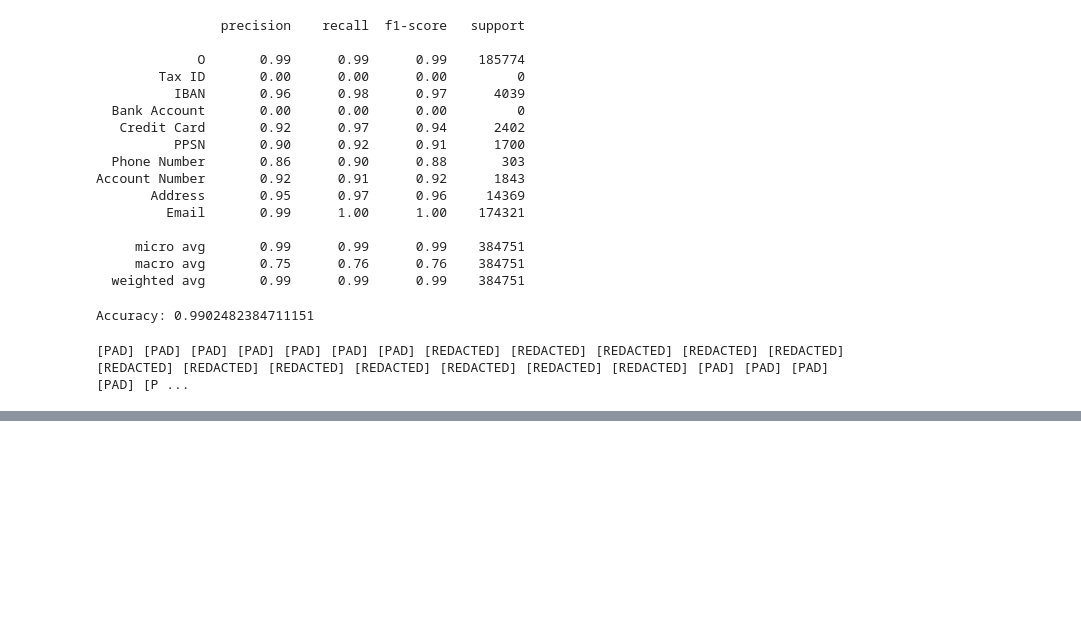
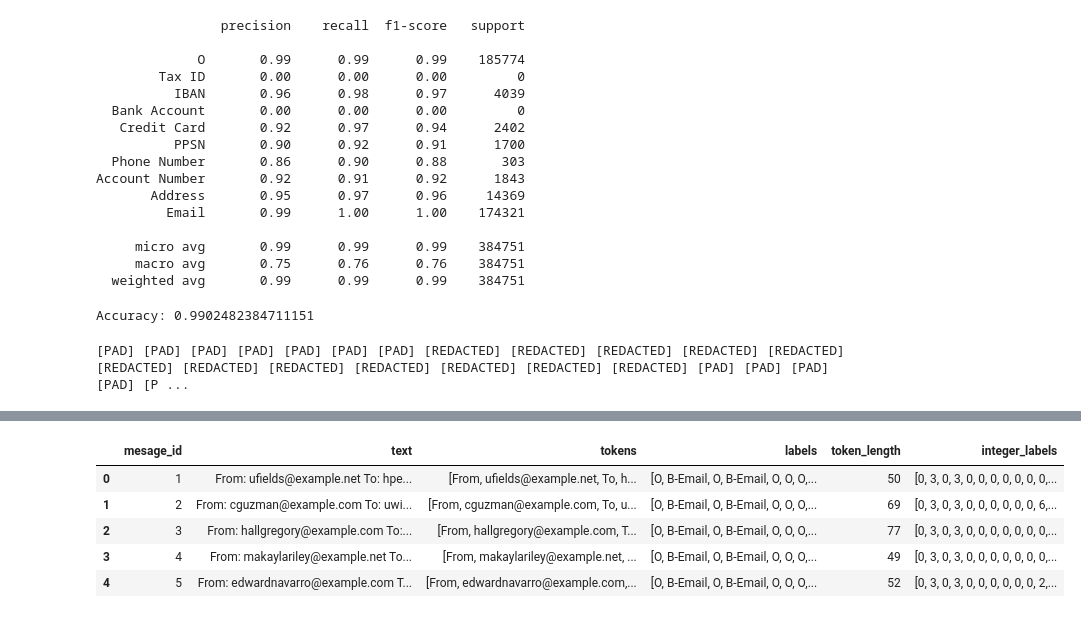
Before and after one commit to adtech97/PII-Detection, a Jupyter notebook: pii_detection_v2.ipynb, the cells around one changed output, grey strips where cells are left out. Drawn from its saved outputs; the diff is of its cells as text; code cells hidden in the pictures; blank space fills up the shorter version.

```diff
--- a/pii_detection_v2.ipynb
+++ b/pii_detection_v2.ipynb
@@ -616,0 +693,22 @@ print(anonymized_string)
+# %%
+def conver_labels_to_int(label_series, mapping):
+    integer_labels = []
+
+    for labels in label_series:
+        int_label_row = []
+        for label in labels:
+            if label in mapping:
+                int_label_row.append(mapping[label])
+        integer_labels.append(int_label_row)
+    return integer_labels
+# %%
+output_df["integer_labels"] = conver_labels_to_int(output_df["labels"], label2id)
+# %%
+output_df.head()
+# %% [output]
+|  | mesage_id | text | tokens | labels | token_length | integer_labels |
+| 0 | 1 | From: ufields@example.net To: hpe... | [From, ufields@example.net, To, h... | [O, B-Email, O, B-Email, O, O, O,... | 50 | [0, 3, 0, 3, 0, 0, 0, 0, 0, 0, 0,... |
+| 1 | 2 | From: cguzman@example.com To: uwi... | [From, cguzman@example.com, To, u... | [O, B-Email, O, B-Email, O, O, O,... | 69 | [0, 3, 0, 3, 0, 0, 0, 0, 0, 0, 6,... |
+| 2 | 3 | From: hallgregory@example.com To:... | [From, hallgregory@example.com, T... | [O, B-Email, O, B-Email, O, O, O,... | 77 | [0, 3, 0, 3, 0, 0, 0, 0, 0, 0, 0,... |
+| 3 | 4 | From: makaylariley@example.net To... | [From, makaylariley@example.net, ... | [O, B-Email, O, B-Email, O, O, O,... | 49 | [0, 3, 0, 3, 0, 0, 0, 0, 0, 0, 0,... |
+| 4 | 5 | From: edwardnavarro@example.com T... | [From, edwardnavarro@example.com,... | [O, B-Email, O, B-Email, O, O, O,... | 52 | [0, 3, 0, 3, 0, 0, 0, 0, 0, 0, 2,... |
```
Also changed, not shown: parts of 24 cells of this notebook.
